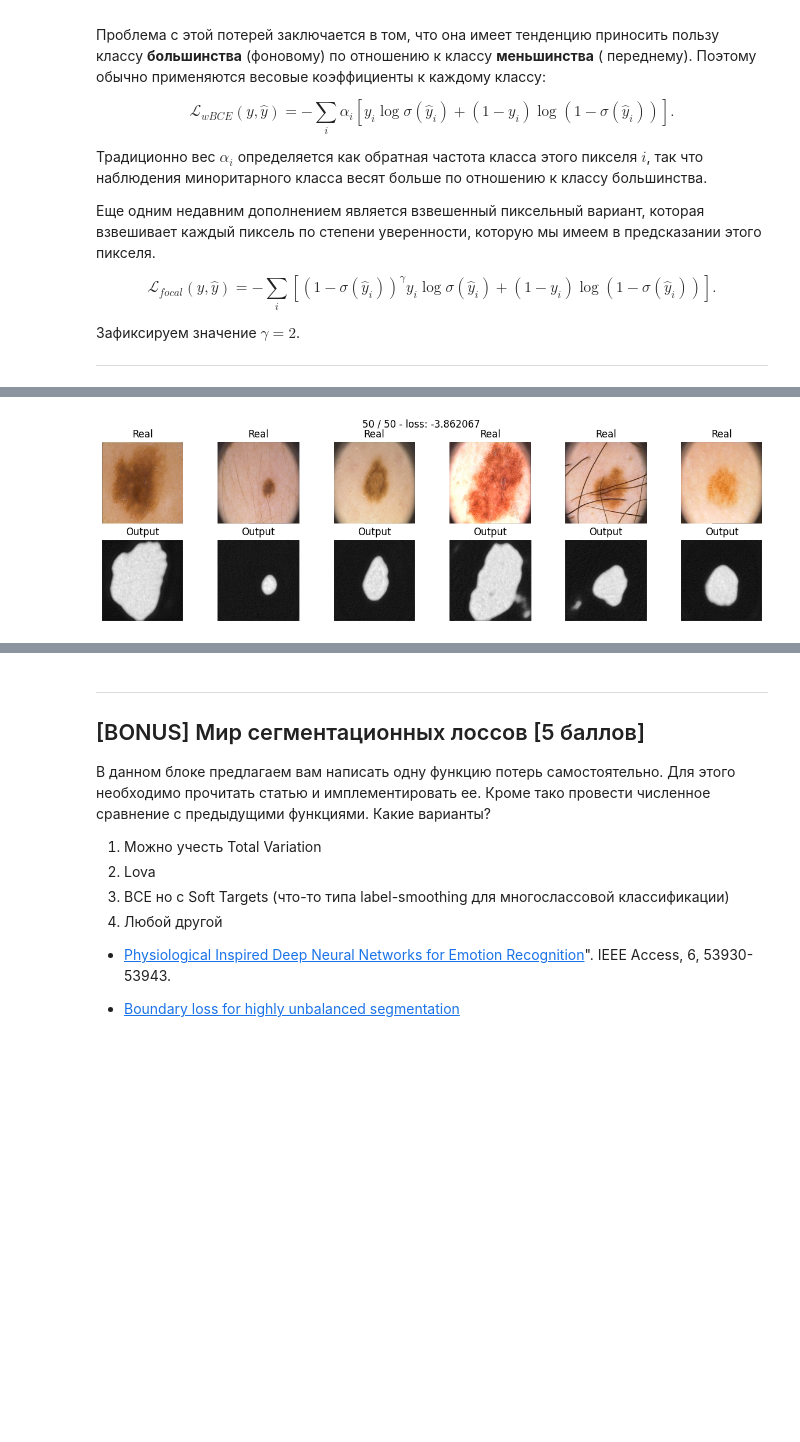
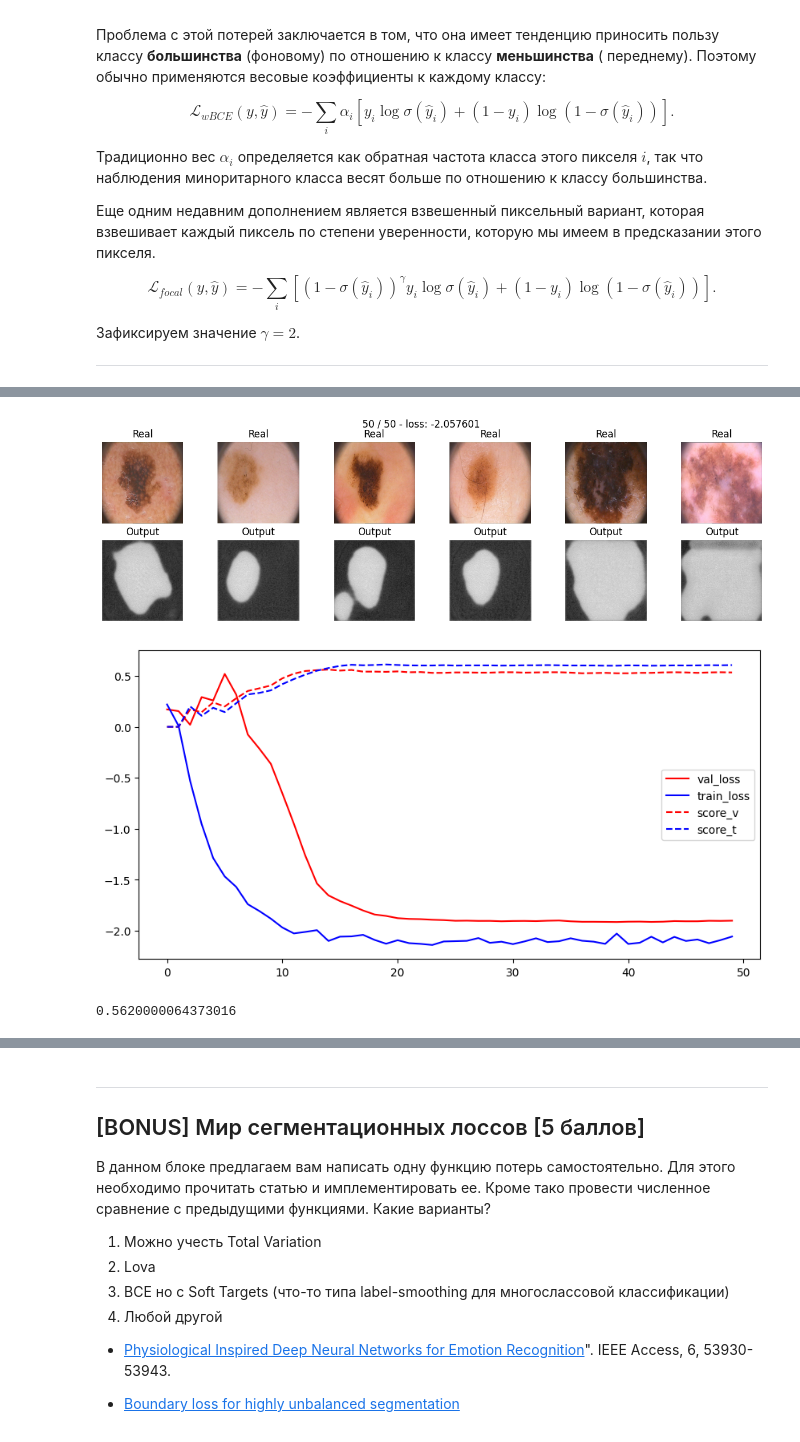
Before and after one commit to KiykoHanna/Stepik-DeepLearning, a Jupyter notebook: [hw]semantic_segmentation.ipynb, the cells around one changed output, grey strips where cells are left out. Cells and saved outputs as stored; diff of their text form; code cells hidden in the pictures; blank space fills up the shorter version.

```diff
--- a/[hw]semantic_segmentation.ipynb
+++ b/[hw]semantic_segmentation.ipynb
@@ -566,12 +548,27 @@ def focal_loss(logits, targets, alpha=0.25, gamma=2):
   return torch.mean(loss)
 # %%
 model_focal = SegNet().to(device)
-max_epochs = 50
-optim = torch.optim.Adam(model_focal.parameters(), lr=1e-3)
-scheduler = torch.optim.lr_scheduler.StepLR(optim, step_size=1, gamma=0.9)
-loss_t, loss_v, score, best_iou = train(model_focal, optim, focal_loss, max_epochs, data_tr, data_val, scheduler,  score_model )
+
+max_epochs = 30
+optim = torch.optim.Adam(model.parameters(), lr=1e-4)
+scheduler = torch.optim.lr_scheduler.StepLR(optim, step_size=1, gamma=0.85)
+loss_t_focal, loss_v_focal, score_v_focal, score_t_focal = train(model_focal, optim, focal_loss, max_epochs, data_tr, data_val, scheduler,  score_model )
 # %% [output]
-[figure, old version]
+[figure, new version]
+# %%
+fig = plt.figure(figsize = (10, 5))
+
+plt.plot(loss_v_focal, label="val_loss", color= 'r')
+plt.plot(loss_t_focal, label="train_loss", color= 'b')
+plt.plot(score_v_focal, label="score_v", color= 'r', linestyle='dashed')
+plt.plot(score_t_focal, label="score_t", color= 'b', linestyle='dashed')
+plt.legend()
+plt.show()
+score = max(score_v_focal)
+print(f'лучший score на валидационной выборке : {score}')
+# %% [output]
+[figure, added]
+0.5620000064373016
 # %%
 score_model(model_focal, iou_pytorch, data_val)
 # %% [output]
```
Also changed, not shown: parts of 18 cells of this notebook.
